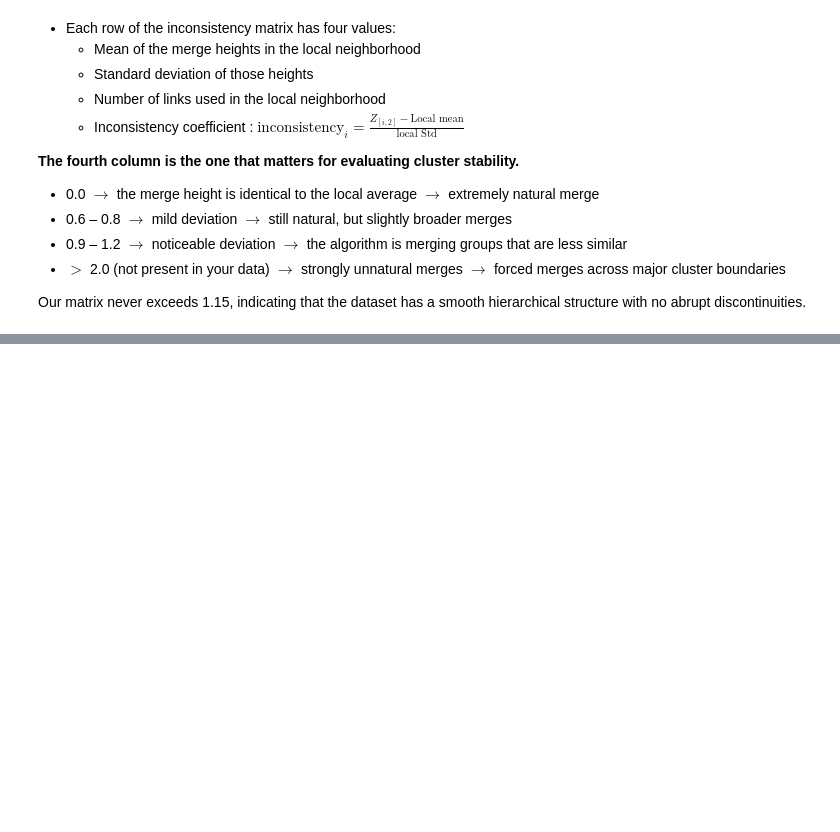
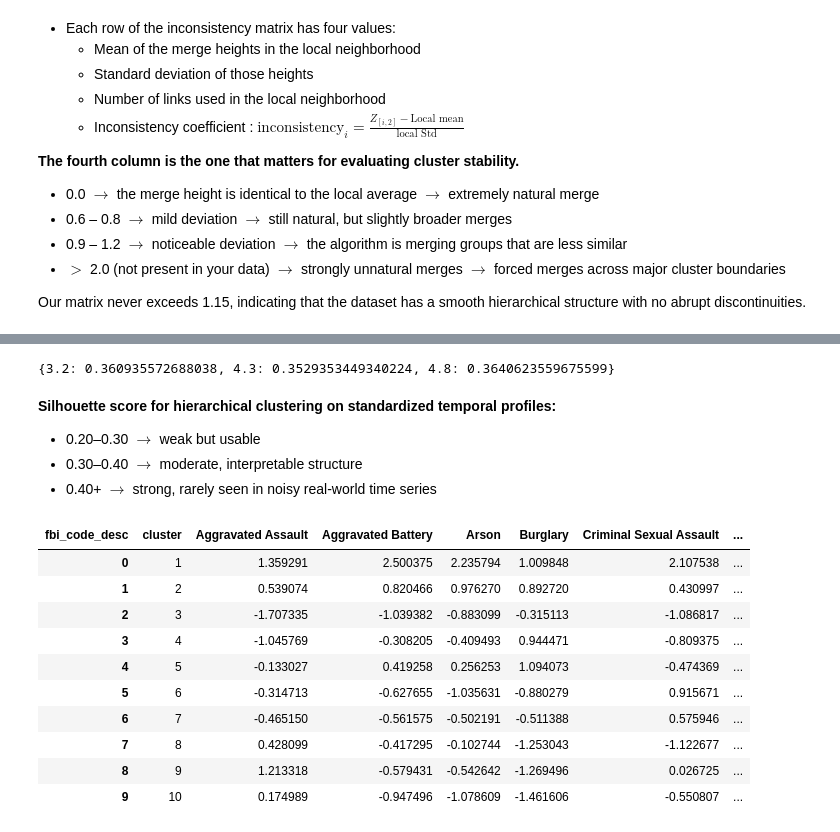
Before and after one commit to SirErikPak/ChicagoCrime, a Jupyter notebook: Notebook/ChicagoCrimeClusterAnalysis.ipynb, the cells around one changed output, grey strips where cells are left out. Cells and saved outputs as stored; diff of their text form; code cells hidden in the pictures; blank space fills up the shorter version.

```diff
--- a/Notebook/ChicagoCrimeDataAnalysis.ipynb
+++ b/Notebook/ChicagoCrimeClusterAnalysis.ipynb
@@ -548,0 +364,14 @@ NameError: name 'cluster_trends' is not defined
+# %%
+# cuts
+cuts = T_values.copy()
+# generate the cluster labels at each cut height
+labels = {h: fcluster(Z, t=h, criterion='distance') for h in cuts}
+
+# clusters at each height
+print("Clusters @ each hight:" ,{k: len(set(v)) for k, v in labels.items()})
+
+def similarity(a, b):
+    return np.mean(a == b)
+
+# score
+similarity(labels[3.2], labels[4.3]), similarity(labels[4.3], labels[4.8])
@@ -548,0 +381,4 @@ NameError: name 'cluster_trends' is not defined
+# %%
+# generate the cluster labels at each cut height
+labels = {h: fcluster(Z, t=h, criterion='distance') for h in cuts}
+labels
@@ -548,0 +390,53 @@ NameError: name 'cluster_trends' is not defined
+# %%
+from sklearn.metrics import silhouette_score
+
+# Silhouette score (cluster quality)
+scores = {h: silhouette_score(z_score.T, labels[h]) for h in labels}
+scores
+# %% [output]
+{3.2: 0.360935572688038, 4.3: 0.3529353449340224, 4.8: 0.3640623559675599}
+# %% [markdown]
+**Silhouette score for hierarchical clustering on standardized temporal profiles:**
+- 0.20–0.30 $\rightarrow$ weak but usable
+- 0.30–0.40 $\rightarrow$ moderate, interpretable structure
+- 0.40+ $\rightarrow$ strong, rarely seen in noisy real‑world time series
+# %%
+# Create a list to store dataframes with their threshold ID
+centroid_list = []
+
+for h, lab in labels.items():
+    # Ensure we are working with Crime as Rows, Years as Columns
+    # If your z_score is already (Crimes x Years), don't use .T
+    df_tmp = z_score.T.copy()
+    df_tmp['cluster'] = lab
+
+    # Calculate means and add the threshold 'h' as a column
+    mean_df = df_tmp.groupby('cluster').mean().assign(threshold=h)
+    centroid_list.append(mean_df)
+
+# Concatenate into one master DataFrame
+df_centroids = pd.concat(centroid_list).reset_index()
+
+# View the result
+mask = df_centroids.threshold == 3.2
+df_centroids.loc[mask]
+
+# # Inspect cluster centroids
+# centroids = {}
+# for h, lab in labels.items():
+#     df_tmp = pd.DataFrame(z_score.T)
+#     df_tmp['cluster'] = lab
+#     centroids[h] = df_tmp.groupby('cluster').mean()
+# centroids
+# %% [output]
+| fbi_code_desc | cluster | Aggravated Assault | Aggravated Battery | Arson | Burglary | Criminal Sexual Assault | ... |
+| 0 | 1 | 1.359291 | 2.500375 | 2.235794 | 1.009848 | 2.107538 | ... |
+| 1 | 2 | 0.539074 | 0.820466 | 0.976270 | 0.892720 | 0.430997 | ... |
+| 2 | 3 | -1.707335 | -1.039382 | -0.883099 | -0.315113 | -1.086817 | ... |
+| 3 | 4 | -1.045769 | -0.308205 | -0.409493 | 0.944471 | -0.809375 | ... |
+| 4 | 5 | -0.133027 | 0.419258 | 0.256253 | 1.094073 | -0.474369 | ... |
+| 5 | 6 | -0.314713 | -0.627655 | -1.035631 | -0.880279 | 0.915671 | ... |
+| 6 | 7 | -0.465150 | -0.561575 | -0.502191 | -0.511388 | 0.575946 | ... |
+| 7 | 8 | 0.428099 | -0.417295 | -0.102744 | -1.253043 | -1.122677 | ... |
+| 8 | 9 | 1.213318 | -0.579431 | -0.542642 | -1.269496 | 0.026725 | ... |
+| 9 | 10 | 0.174989 | -0.947496 | -1.078609 | -1.461606 | -0.550807 | ... |
```
Also changed, not shown: parts of 28 cells of this notebook, 1 other file.
